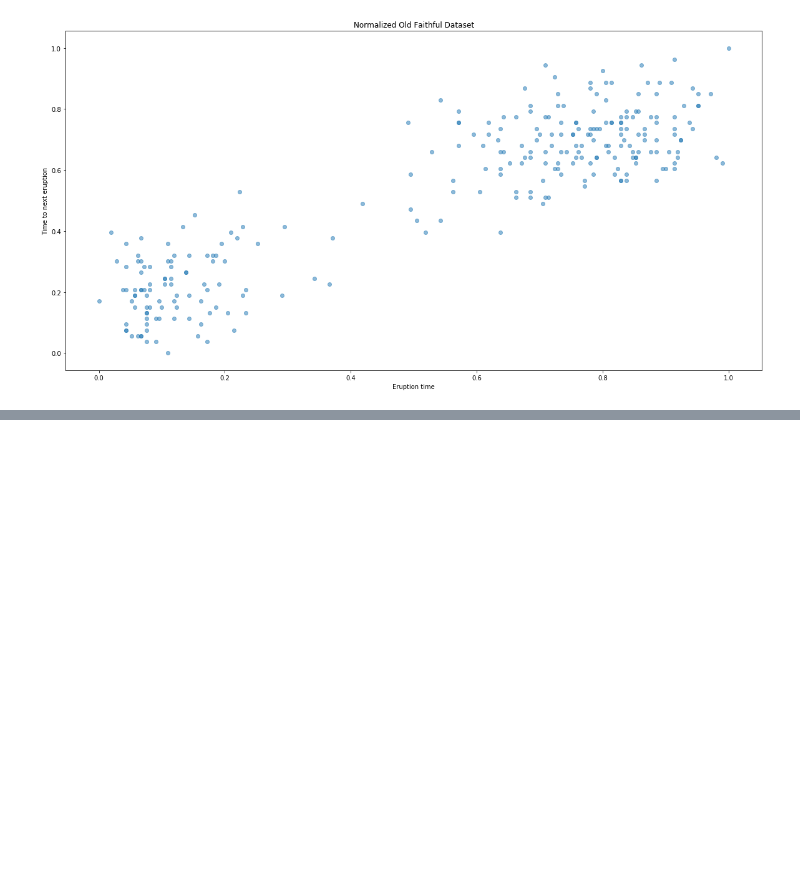
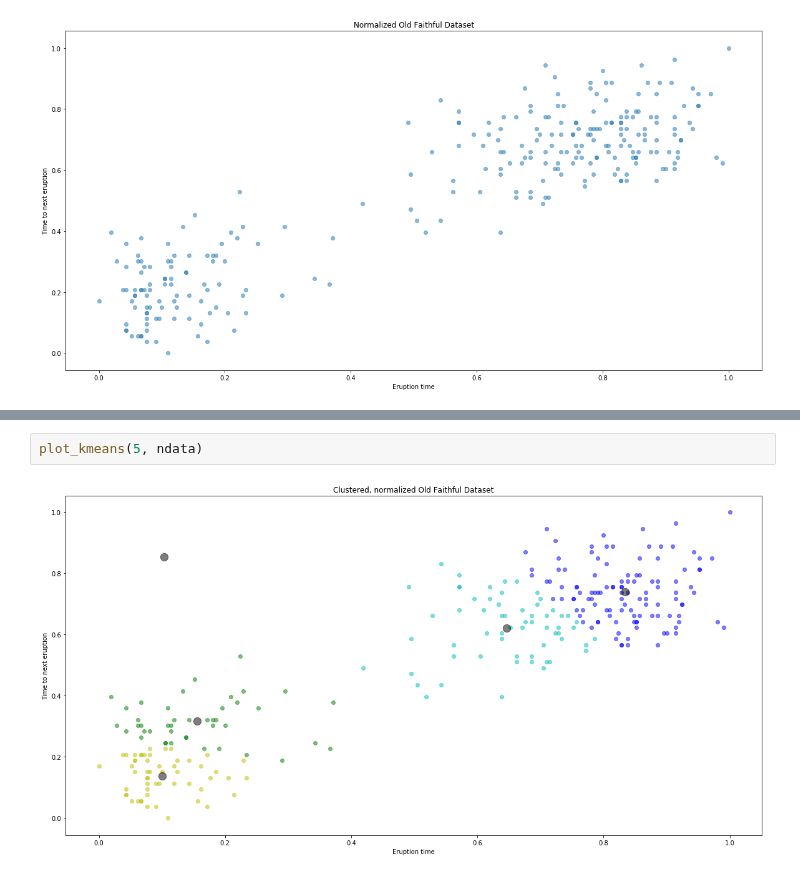
Before and after one commit to 0xLeon/MachLearn-Exercises, a Jupyter notebook: Exercise07/MachLearnExercise07.ipynb, the cells around one changed output, grey strips where cells are left out. Drawn from its saved outputs; the diff is of its cells as text; blank space fills up the shorter version.

```diff
--- a/Exercise07/MachLearnExercise07.ipynb
+++ b/Exercise07/MachLearnExercise07.ipynb
@@ -46,0 +90,4 @@ plt.show()
+# %%
+plot_kmeans(5, ndata)
+# %% [output]
+[figure, added]
```
Also changed, not shown: parts of 3 cells of this notebook.
